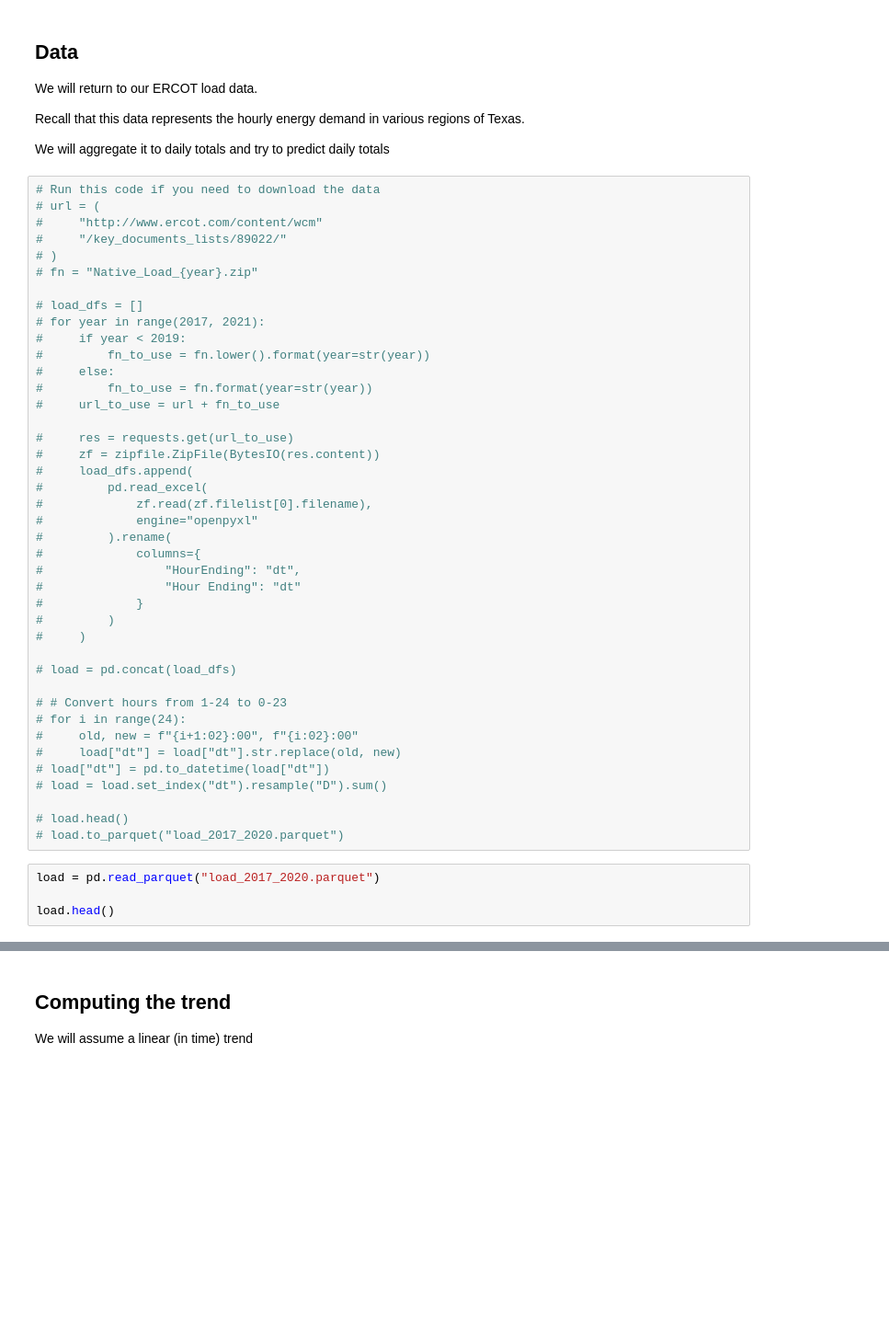
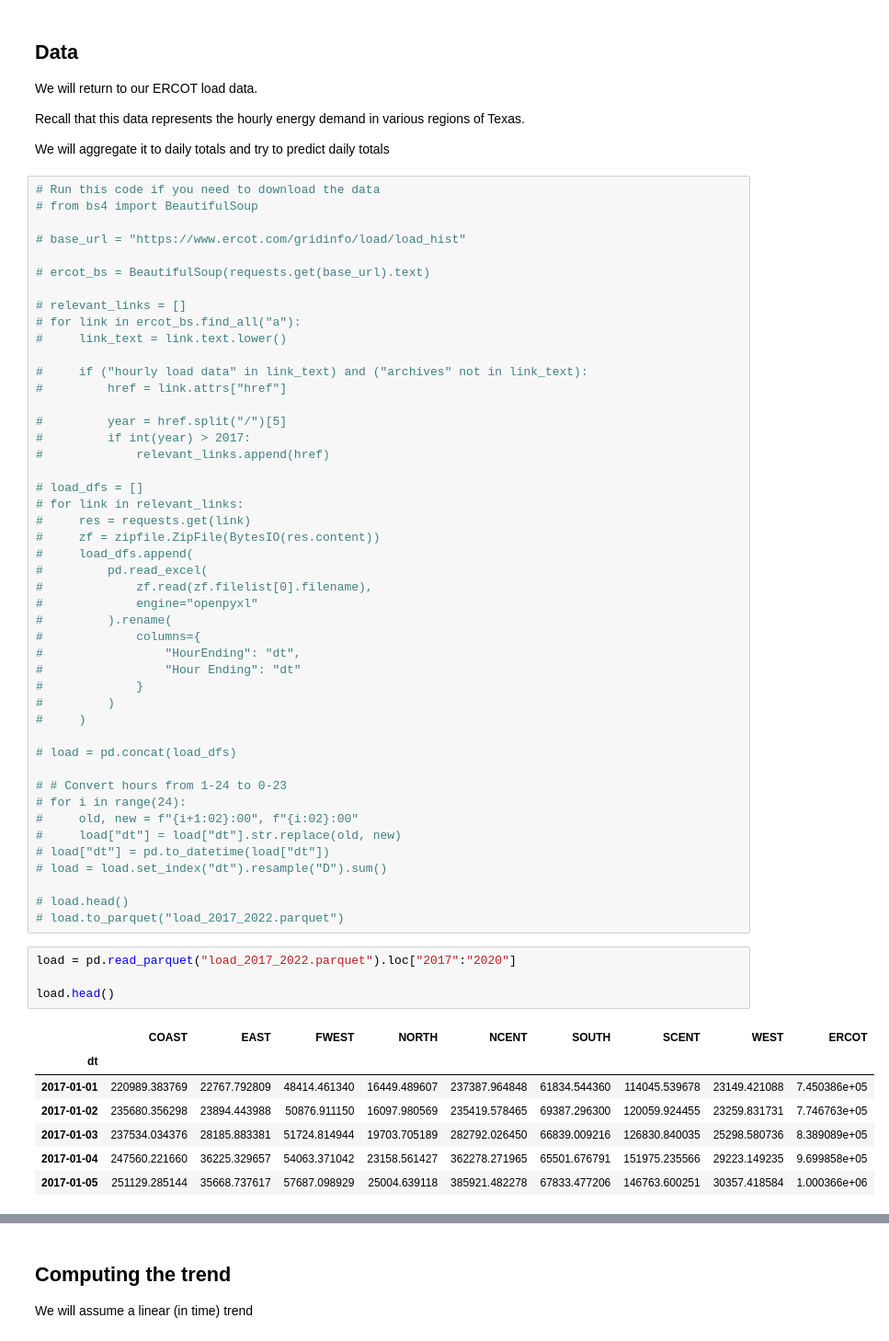
Before and after one commit to NYU-ComputationalSocialScience/ECON-GA-4004, a Jupyter notebook: lectures/L06_time_series/03b_energy_data.ipynb, the cells around one changed output, grey strips where cells are left out. Shown at 92% size. Saved outputs shown, nothing was run; the diff lists cells and outputs as text; blank space fills up the shorter version.

Commit message:
Fix the energy data download :unamused:

```diff
--- a/lectures/L06_time_series/03b_energy_data.ipynb
+++ b/lectures/L06_time_series/03b_energy_data.ipynb
@@ -30,21 +30,26 @@ Recall that this data represents the hourly energy demand in various regions of
 We will aggregate it to daily totals and try to predict daily totals
 # %%
 # Run this code if you need to download the data
-# url = (
-#     "http://www.ercot.com/content/wcm"
-#     "/key_documents_lists/89022/"
-# )
-# fn = "Native_Load_{year}.zip"
+# from bs4 import BeautifulSoup
+
+# base_url = "https://www.ercot.com/gridinfo/load/load_hist"
+
+# ercot_bs = BeautifulSoup(requests.get(base_url).text)
+
+# relevant_links = []
+# for link in ercot_bs.find_all("a"):
+#     link_text = link.text.lower()
+
+#     if ("hourly load data" in link_text) and ("archives" not in link_text):
+#         href = link.attrs["href"]
+
+#         year = href.split("/")[5]
+#         if int(year) > 2017:
+#             relevant_links.append(href)
 
 # load_dfs = []
-# for year in range(2017, 2021):
-#     if year < 2019:
-#         fn_to_use = fn.lower().format(year=str(year))
-#     else:
-#         fn_to_use = fn.format(year=str(year))
-#     url_to_use = url + fn_to_use
-
-#     res = requests.get(url_to_use)
+# for link in relevant_links:
+#     res = requests.get(link)
 #     zf = zipfile.ZipFile(BytesIO(res.content))
 #     load_dfs.append(
 #         pd.read_excel(
@@ -68,11 +73,19 @@ We will aggregate it to daily totals and try to predict daily totals
 # load = load.set_index("dt").resample("D").sum()
 
 # load.head()
-# load.to_parquet("load_2017_2020.parquet")
+# load.to_parquet("load_2017_2022.parquet")
 # %%
-load = pd.read_parquet("load_2017_2020.parquet")
+load = pd.read_parquet("load_2017_2022.parquet").loc["2017":"2020"]
 
 load.head()
+# %% [output]
+|  | COAST | EAST | FWEST | NORTH | NCENT | SOUTH | SCENT | WEST | ERCOT |
+| dt |  |  |  |  |  |  |  |  |  |
+| 2017-01-01 | 220989.383769 | 22767.792809 | 48414.461340 | 16449.489607 | 237387.964848 | 61834.544360 | 114045.539678 | 23149.421088 | 7.450386e+05 |
+| 2017-01-02 | 235680.356298 | 23894.443988 | 50876.911150 | 16097.980569 | 235419.578465 | 69387.296300 | 120059.924455 | 23259.831731 | 7.746763e+05 |
+| 2017-01-03 | 237534.034376 | 28185.883381 | 51724.814944 | 19703.705189 | 282792.026450 | 66839.009216 | 126830.840035 | 25298.580736 | 8.389089e+05 |
+| 2017-01-04 | 247560.221660 | 36225.329657 | 54063.371042 | 23158.561427 | 362278.271965 | 65501.676791 | 151975.235566 | 29223.149235 | 9.699858e+05 |
+| 2017-01-05 | 251129.285144 | 35668.737617 | 57687.098929 | 25004.639118 | 385921.482278 | 67833.477206 | 146763.600251 | 30357.418584 | 1.000366e+06 |
 # %%
 years = load.index.year.unique().values
 
```
Also changed, not shown: parts of 12 cells of this notebook.
